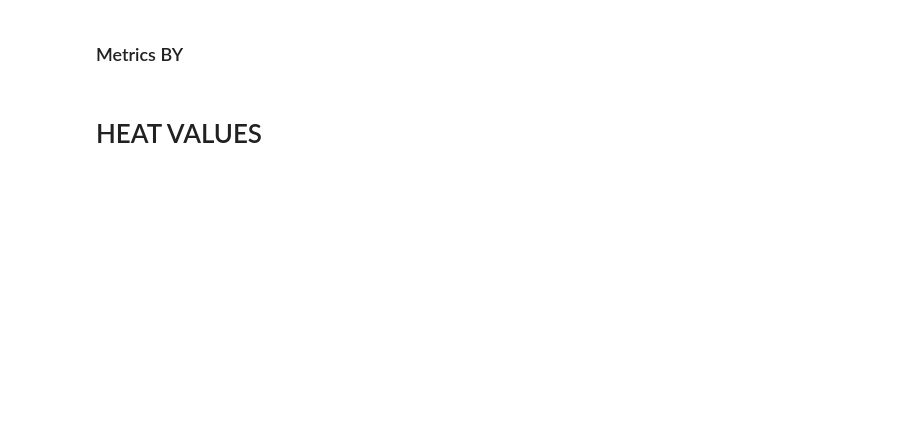
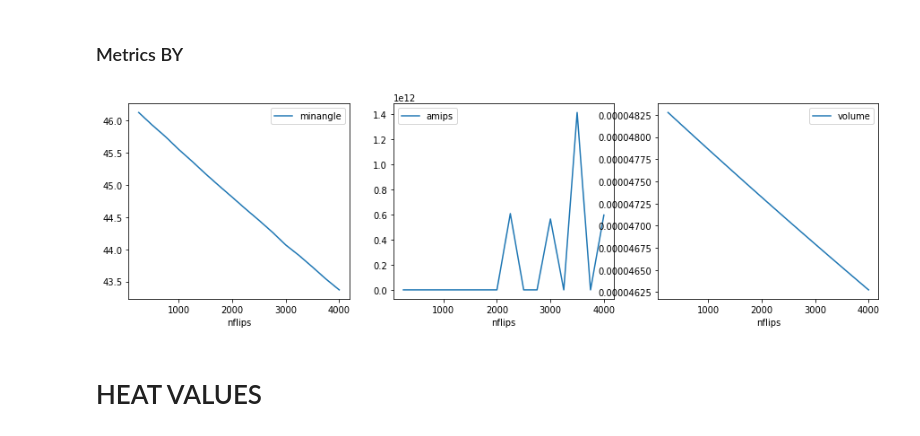
Before and after one commit to PhHerholz/TetLib, a Jupyter notebook: notebooks/heat_diffusion_flips.ipynb, the cells around one changed output. Saved outputs shown, nothing was run; the diff lists cells and outputs as text; code cells hidden in the pictures; blank space fills up the shorter version.

```diff
--- a/notebooks/heat_diffusion_flips.ipynb
+++ b/notebooks/heat_diffusion_flips.ipynb
@@ -56,14 +104,16 @@ display(metric_df.groupby('nflips').mean())
 ### Metrics BY
 # %%
 b_var = 'nflips'
-avg_by_size = metric_df.groupby(b_var).min().sort_index()
+avg_by_size = metric_df.groupby(b_var).mean().sort_index()
 
 fig = plt.figure(figsize=(15, 4))
 axes = fig.subplots(nrows=1, ncols=3)
 avg_by_size.plot(y='minangle', ax=axes[0])
 avg_by_size.plot(y='amips',    ax=axes[1])
 avg_by_size.plot(y='volume',   ax=axes[2])
 plt.show()
+# %% [output]
+[figure, added]
 # %% [markdown]
 # HEAT VALUES
 # %%
```
Also changed, not shown: parts of 11 cells of this notebook, 4 other files.
